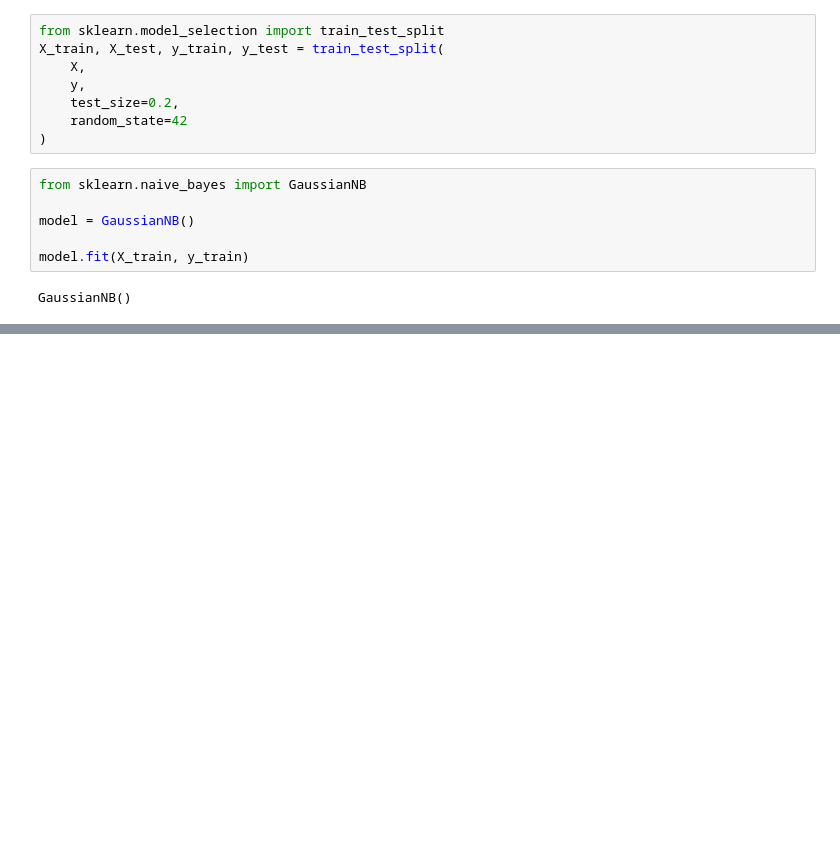
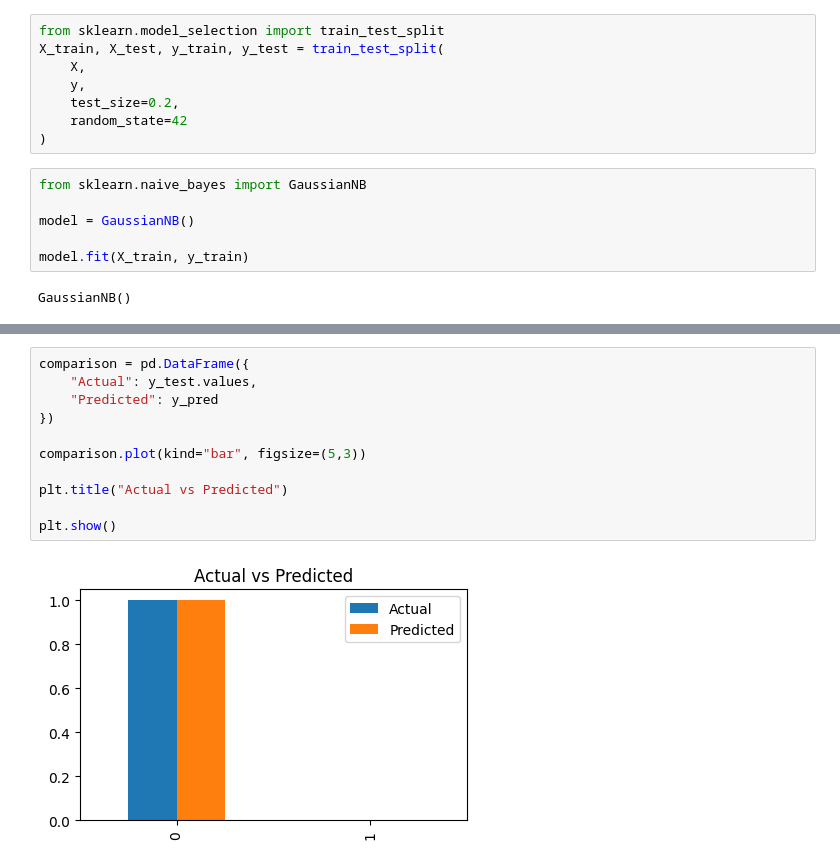
Before and after one commit to Sujeet1252/60-Days-Data-Science-Challenge, a Jupyter notebook: Day29_Polynomial_Regression/Email_Spam_Detection_System.ipynb, the cells around one changed output, grey strips where cells are left out. Saved outputs shown, nothing was run; the diff lists cells and outputs as text; blank space fills up the shorter version.

```diff
--- a/Day29_Polynomial_Regression/Email_Spam_Detection_System.ipynb
+++ b/Day29_Polynomial_Regression/Email_Spam_Detection_System.ipynb
@@ -68,0 +144,13 @@ ValueError: Found input variables with inconsistent numbers of samples: [2, 1]
+# %%
+comparison = pd.DataFrame({
+    "Actual": y_test.values,
+    "Predicted": y_pred
+})
+
+comparison.plot(kind="bar", figsize=(5,3))
+
+plt.title("Actual vs Predicted")
+
+plt.show()
+# %% [output]
+[figure, added]
```
Also changed, not shown: parts of 10 cells of this notebook, 8 other files.
